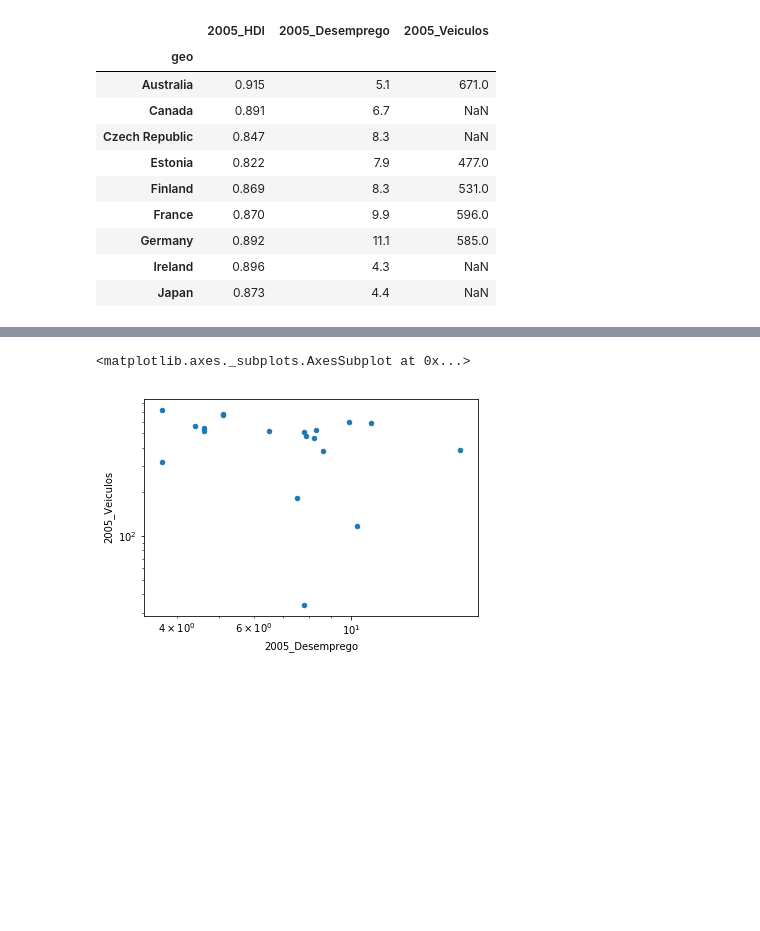
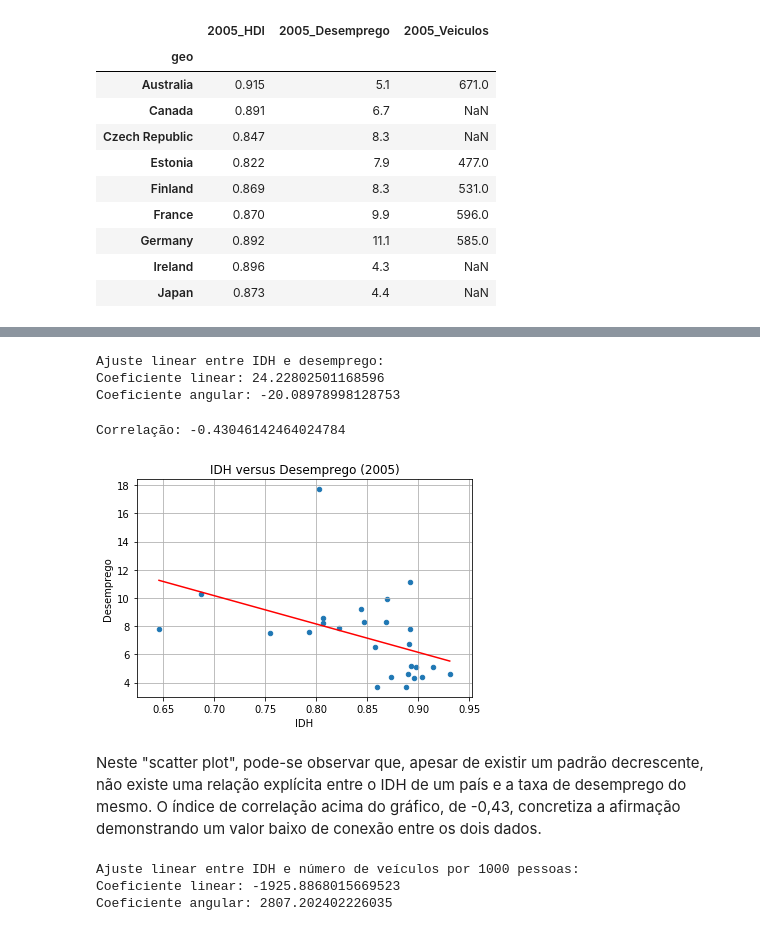
Before and after one commit to JuanRuiz99/Projeto1-CD, a Jupyter notebook: Projeto1_Juan_Ruiz.ipynb, the cells around one changed output, grey strips where cells are left out. Cells and saved outputs as stored; diff of their text form; code cells hidden in the pictures; blank space fills up the shorter version.

```diff
--- a/Projeto1_Juan_Ruiz.ipynb
+++ b/Projeto1_Juan_Ruiz.ipynb
@@ -75,5 +46,0 @@ data.plot.scatter(x = "2005_HDI", y = "2005_Veiculos", loglog = True)
-# %%
-data.plot.scatter(x = "2005_Desemprego", y = "2005_Veiculos", loglog = True)
-# %% [output]
-<matplotlib.axes._subplots.AxesSubplot at 0x...>
-[figure, removed]
@@ -81,0 +47,56 @@ data.plot.scatter(x = "2005_Desemprego", y = "2005_Veiculos", loglog = True)
+# %%
+correlacao = data.corr()
+# %%
+cov1 = data["2005_HDI"].cov(data["2005_Desemprego"])
+
+var_X1 = data["2005_HDI"].var()
+var_Y1 = data["2005_Desemprego"].var()
+
+mX1 = data["2005_HDI"].mean()
+mY1 = data["2005_Desemprego"].mean()
+
+a = cov1 / var_X1
+b = mY1 - a*mX1
+
+print('Ajuste linear entre IDH e desemprego:')
+print('Coeficiente linear:', b)
+print('Coeficiente angular:', a)
+# %% [output]
+Ajuste linear entre IDH e desemprego:
+Coeficiente linear: 24.22802501168596
+Coeficiente angular: -20.08978998128753
+# %%
+data.plot.scatter(x = "2005_HDI", y = "2005_Desemprego")
+
+plt.plot((data["2005_HDI"].min(), data["2005_HDI"].max()),
+         (a*data["2005_HDI"].min() + b, a*data["2005_HDI"].max() + b), color='red')
+
+plt.title('IDH versus Desemprego (2005)')
+plt.xlabel('IDH')
+plt.ylabel('Desemprego');
+plt.grid()
+print('Correlação: {0}\n'.format(correlacao['2005_Desemprego']['2005_HDI']))
+# %% [output]
+Correlação: -0.43046142464024784
+[figure, added]
+# %% [markdown]
+Neste "scatter plot", pode-se observar que, apesar de existir um padrão decrescente, não existe uma relação explícita entre o IDH de um país e a taxa de desemprego do mesmo. O índice de correlação acima do gráfico, de -0,43, concretiza a afirmação demonstrando um valor baixo de conexão entre os dois dados.
+# %%
+cov2 = data["2005_HDI"].cov(data["2005_Veiculos"])
+
+var_X2 = data["2005_HDI"].var()
+var_Y2 = data["2005_Veiculos"].var()
+
+mX2 = data["2005_HDI"].mean()
+mY2 = data["2005_Veiculos"].mean()
+
+c = cov2 / var_X2
+d = mY2 - c*mX2
+
+print('Ajuste linear entre IDH e número de veículos por 1000 pessoas:')
+print('Coeficiente linear:', d)
+print('Coeficiente angular:', c)
+# %% [output]
+Ajuste linear entre IDH e número de veículos por 1000 pessoas:
+Coeficiente linear: -1925.8868015669523
+Coeficiente angular: 2807.202402226035
```
Also changed, not shown: parts of 22 cells of this notebook.
